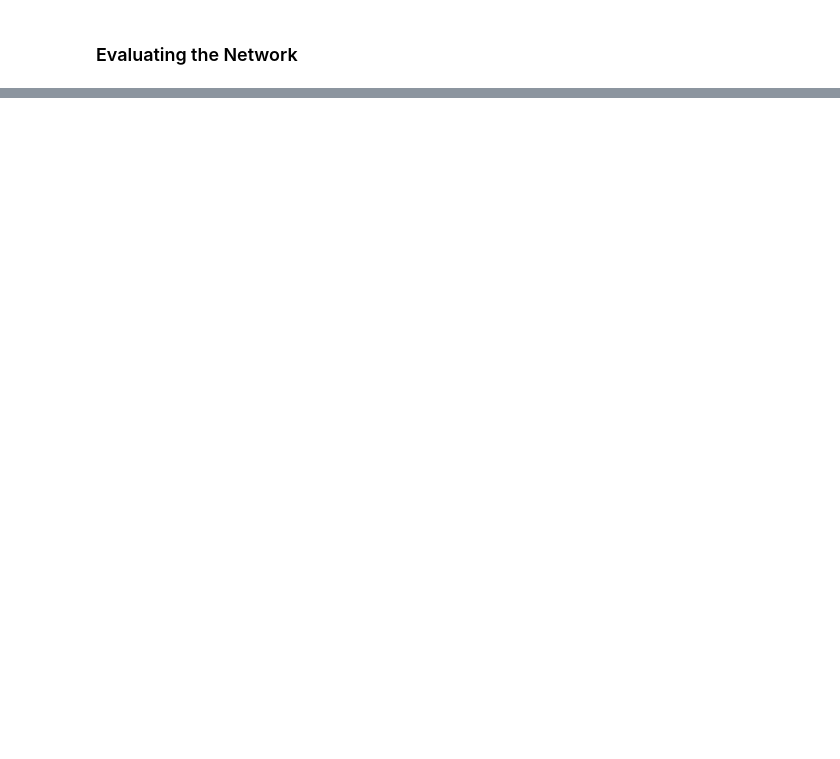
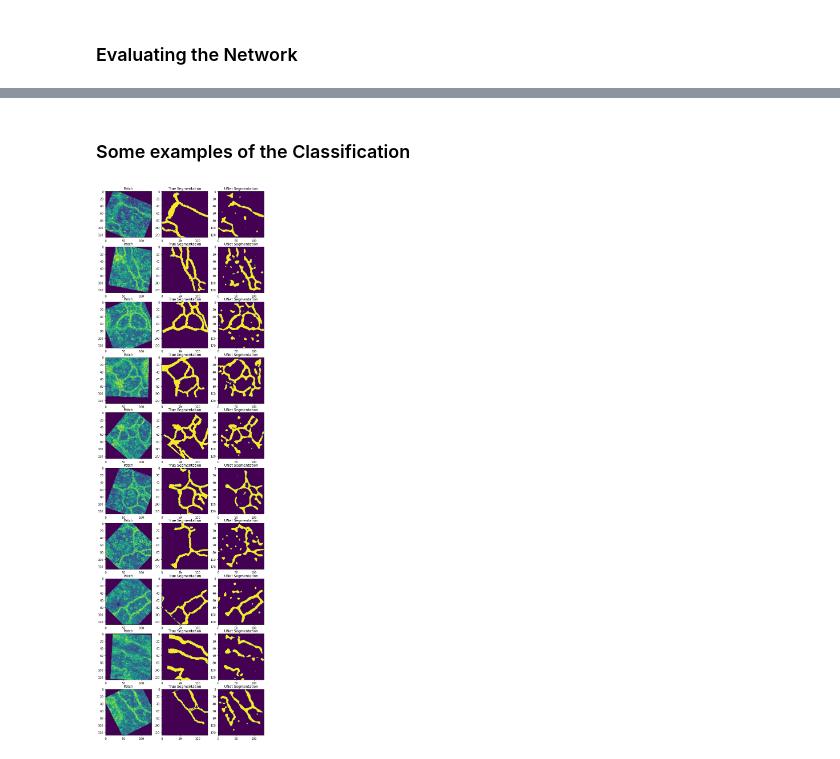
Before and after one commit to AntonRydahl/02506, a Jupyter notebook: project/project.ipynb, the cells around one changed output, grey strips where cells are left out. Drawn from its saved outputs; the diff is of its cells as text; code cells hidden in the pictures; blank space fills up the shorter version.

```diff
--- a/project/project.ipynb
+++ b/project/project.ipynb
@@ -176,0 +185,23 @@ fig.show
+# %% [markdown]
+### Some examples of the Classification
+# %%
+for i,tmp in enumerate(train_loader):
+    x,t = tmp
+    y = model.forward(x)
+    t = torch.round(t)
+    m = x.shape[0]
+    n = 3
+
+    fig, ax = plt.subplots(m,n,figsize=(10,3.5*m))
+
+    for i in range(m):
+        ax[i][0].imshow(x[i,0,:,:].detach().numpy())
+        ax[i][0].set_title("Patch")
+        ax[i][1].imshow(np.round(t[i,0,:,:].detach().numpy()))
+        ax[i][1].set_title("True Segmentation")
+        ax[i][2].imshow(np.round(y[i,1,:,:].detach().numpy()))
+        ax[i][2].set_title("UNet Segmentation")
+
+    break
+# %% [output]
+[figure, added]
```
Also changed, not shown: parts of 4 cells of this notebook.
